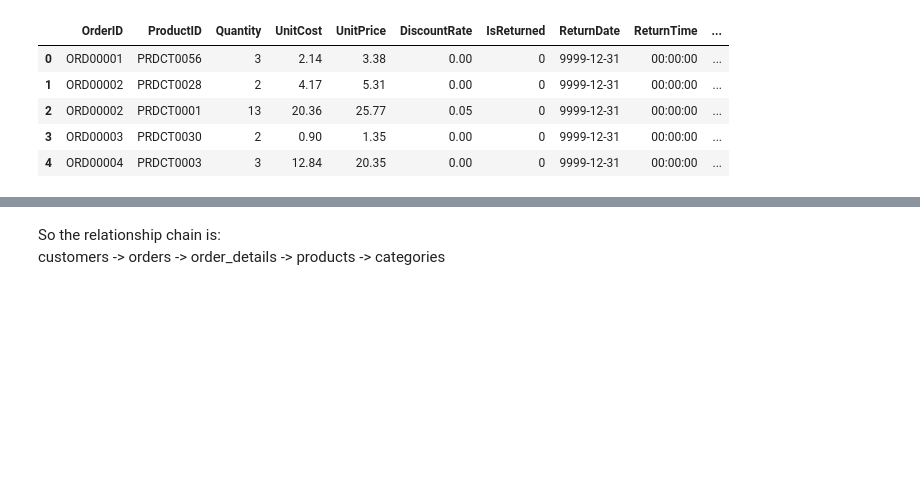
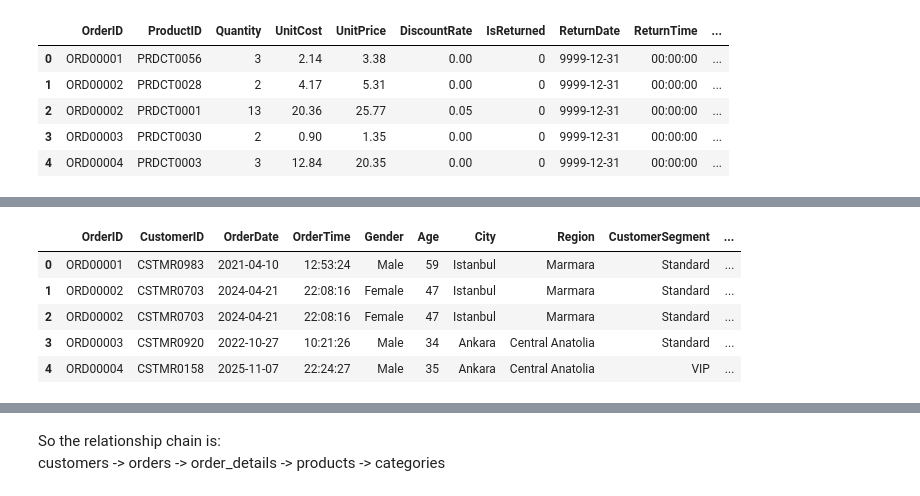
Before and after one commit to geff-ghost/notebooks, a Jupyter notebook: retail_data/MixedKnowledge.ipynb, the cells around one changed output, grey strips where cells are left out. Cells and saved outputs as stored; diff of their text form; code cells hidden in the pictures; blank space fills up the shorter version.

```diff
--- a/retail_data/MixedKnowledge.ipynb
+++ b/retail_data/MixedKnowledge.ipynb
@@ -108,3 +128,12 @@ customers['City'].value_counts()
+# %%
+orders.merge(customers, on='CustomerID').merge(order_details, on='OrderID').head()
+# %% [output]
+|  | OrderID | CustomerID | OrderDate | OrderTime | Gender | Age | City | Region | CustomerSegment | ... |
+| 0 | ORD00001 | CSTMR0983 | 2021-04-10 | 12:53:24 | Male | 59 | Istanbul | Marmara | Standard | ... |
+| 1 | ORD00002 | CSTMR0703 | 2024-04-21 | 22:08:16 | Female | 47 | Istanbul | Marmara | Standard | ... |
+| 2 | ORD00002 | CSTMR0703 | 2024-04-21 | 22:08:16 | Female | 47 | Istanbul | Marmara | Standard | ... |
+| 3 | ORD00003 | CSTMR0920 | 2022-10-27 | 10:21:26 | Male | 34 | Ankara | Central Anatolia | Standard | ... |
+| 4 | ORD00004 | CSTMR0158 | 2025-11-07 | 22:24:27 | Male | 35 | Ankara | Central Anatolia | VIP | ... |
 # %%
 query = """
 SELECT o.OrderID, c.CustomerID, c.City, c.CustomerSegment
```
Also changed, not shown: parts of 23 cells of this notebook, 1 other file.
